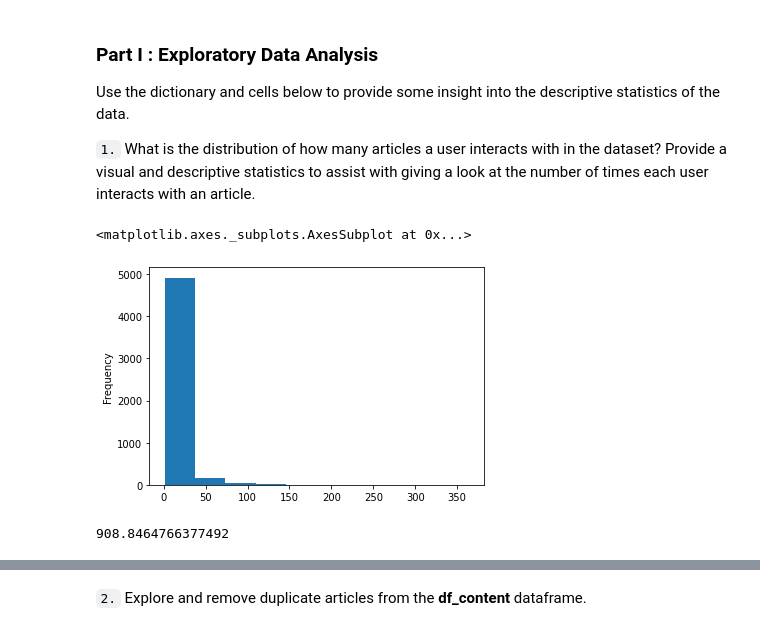
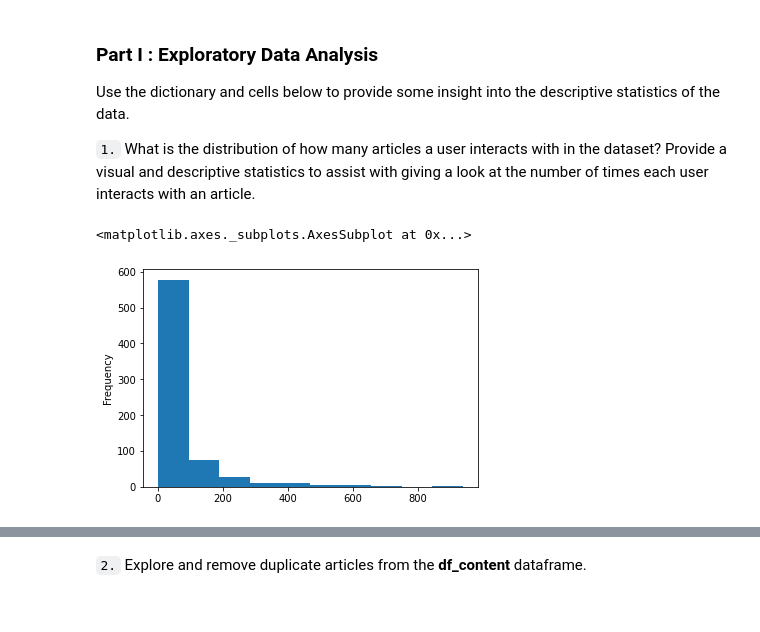
Before and after one commit to jmnickerson05/udacity_recommendations_with_IBM, a Jupyter notebook: Recommendations_with_IBM.ipynb, the cells around one changed output, grey strips where cells are left out. Drawn from its saved outputs; the diff is of its cells as text; code cells hidden in the pictures.

Commit message:
Fixing incorrect user and article counts

```diff
--- a/Recommendations_with_IBM.ipynb
+++ b/Recommendations_with_IBM.ipynb
@@ -42,7 +42,7 @@ del df['Unnamed: 0']
 del df_content['Unnamed: 0']
 
 # Show df to get an idea of the data
-df.article_id = df.article_id.astype('int')
+df.article_id = df.article_id.astype(str)
 df.head()
 # %% [output]
 |  | article_id | title | email |
@@ -70,12 +81,13 @@ Use the dictionary and cells below to provide some insight into the descriptive
 
 `1.` What is the distribution of how many articles a user interacts with in the dataset?  Provide a visual and descriptive statistics to assist with giving a look at the number of times each user interacts with an article.
 # %%
-article_cnts = df.groupby(['email'])['article_id'].count().reset_index()['article_id']
-article_cnts.plot(kind='hist')
+# article_cnts = df.groupby(['email'])['article_id'].count().reset_index()['article_id']
+# article_cnts.plot(kind='hist')
+
+article_counts = df.groupby('article_id').count()['title']
+article_counts.plot(kind='hist')
 # %% [output]
 <matplotlib.axes._subplots.AxesSubplot at 0x...>
-[figure, old version]
+[figure, new version]
 # %%
-df.describe().loc['mean'].values[0]
+# df.describe().loc['mean'].values[0]
-# %% [output]
-908.8464766377492
```
Also changed, not shown: parts of 14 cells of this notebook, 1 other file.
